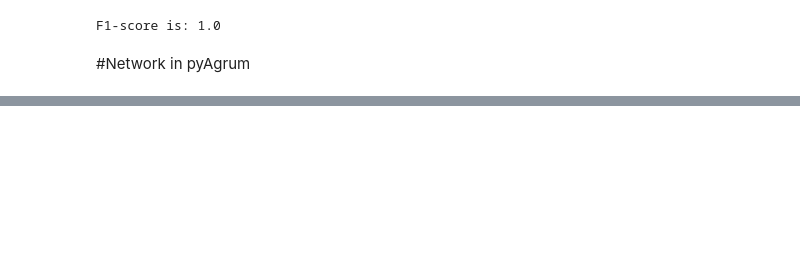
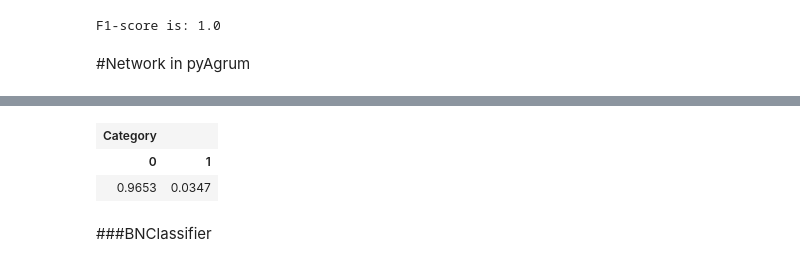
Before and after one commit to monikachudyba/MachineLearningProjects, a Jupyter notebook: HPVBayesNetwork.ipynb, the cells around one changed output, grey strips where cells are left out. Saved outputs shown, nothing was run; the diff lists cells and outputs as text; code cells hidden in the pictures; blank space fills up the shorter version.

```diff
--- a/HPVBayesNetwork.ipynb
+++ b/HPVBayesNetwork.ipynb
@@ -1019,0 +1023,10 @@ TO DO: prediction (BNClassifier)
+# %%
+ie.addEvidence('CREA', lookup({'CREA': 100}, bounds)['CREA'])
+ie.makeInference()
+ie.posterior('Category')
+# %% [output]
+| Category |  |
+| 0 | 1 |
+| 0.9653 | 0.0347 |
+# %% [markdown]
+###BNClassifier
```
Also changed, not shown: parts of 11 cells of this notebook.
